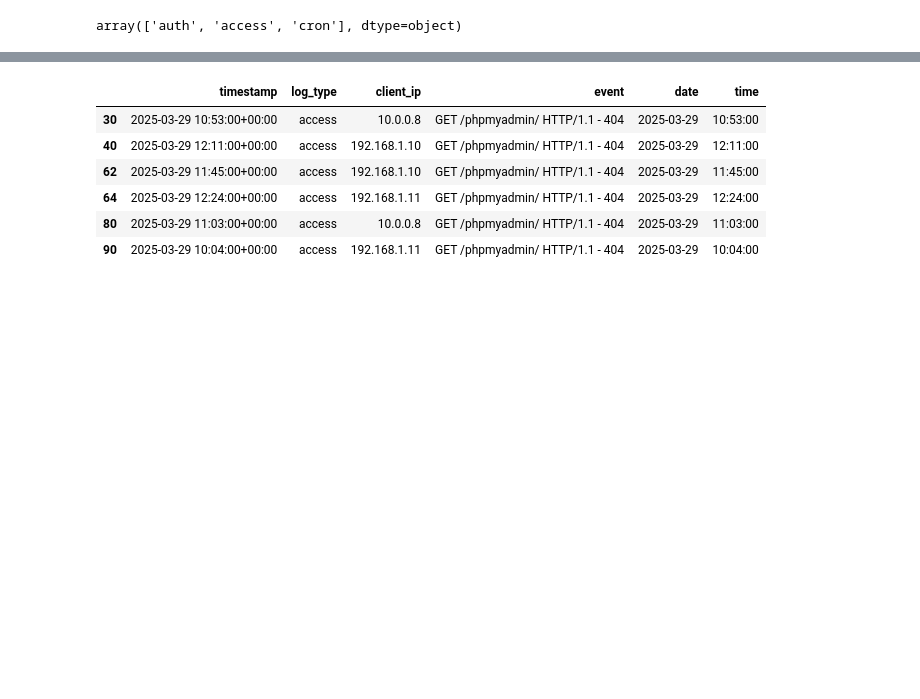
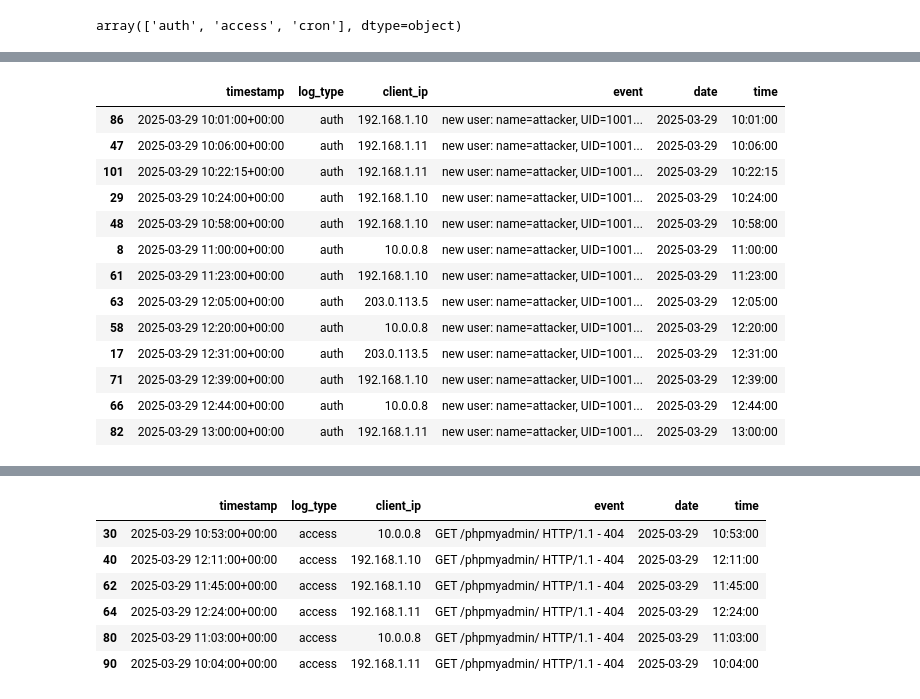
Before and after one commit to Zz1rg/CyberGroup2, a Jupyter notebook: AnalyzeLog_ParsingTxtEdition.ipynb, the cells around one changed output, grey strips where cells are left out. Drawn from its saved outputs; the diff is of its cells as text; code cells hidden in the pictures; blank space fills up the shorter version.

```diff
--- a/AnalyzeLog_ParsingTxtEdition.ipynb
+++ b/AnalyzeLog_ParsingTxtEdition.ipynb
@@ -66,0 +86,17 @@ df['event'].unique().tolist()
+# %%
+df[df['event'].str.contains('new user:', na=False)].sort_values(by='timestamp')
+# %% [output]
+|  | timestamp | log_type | client_ip | event | date | time |
+| 86 | 2025-03-29 10:01:00+00:00 | auth | 192.168.1.10 | new user: name=attacker, UID=1001... | 2025-03-29 | 10:01:00 |
+| 47 | 2025-03-29 10:06:00+00:00 | auth | 192.168.1.11 | new user: name=attacker, UID=1001... | 2025-03-29 | 10:06:00 |
+| 101 | 2025-03-29 10:22:15+00:00 | auth | 192.168.1.11 | new user: name=attacker, UID=1001... | 2025-03-29 | 10:22:15 |
+| 29 | 2025-03-29 10:24:00+00:00 | auth | 192.168.1.10 | new user: name=attacker, UID=1001... | 2025-03-29 | 10:24:00 |
+| 48 | 2025-03-29 10:58:00+00:00 | auth | 192.168.1.10 | new user: name=attacker, UID=1001... | 2025-03-29 | 10:58:00 |
+| 8 | 2025-03-29 11:00:00+00:00 | auth | 10.0.0.8 | new user: name=attacker, UID=1001... | 2025-03-29 | 11:00:00 |
+| 61 | 2025-03-29 11:23:00+00:00 | auth | 192.168.1.10 | new user: name=attacker, UID=1001... | 2025-03-29 | 11:23:00 |
+| 63 | 2025-03-29 12:05:00+00:00 | auth | 203.0.113.5 | new user: name=attacker, UID=1001... | 2025-03-29 | 12:05:00 |
+| 58 | 2025-03-29 12:20:00+00:00 | auth | 10.0.0.8 | new user: name=attacker, UID=1001... | 2025-03-29 | 12:20:00 |
+| 17 | 2025-03-29 12:31:00+00:00 | auth | 203.0.113.5 | new user: name=attacker, UID=1001... | 2025-03-29 | 12:31:00 |
+| 71 | 2025-03-29 12:39:00+00:00 | auth | 192.168.1.10 | new user: name=attacker, UID=1001... | 2025-03-29 | 12:39:00 |
+| 66 | 2025-03-29 12:44:00+00:00 | auth | 10.0.0.8 | new user: name=attacker, UID=1001... | 2025-03-29 | 12:44:00 |
+| 82 | 2025-03-29 13:00:00+00:00 | auth | 192.168.1.11 | new user: name=attacker, UID=1001... | 2025-03-29 | 13:00:00 |
```
Also changed, not shown: parts of 8 cells of this notebook, 4 other files.
